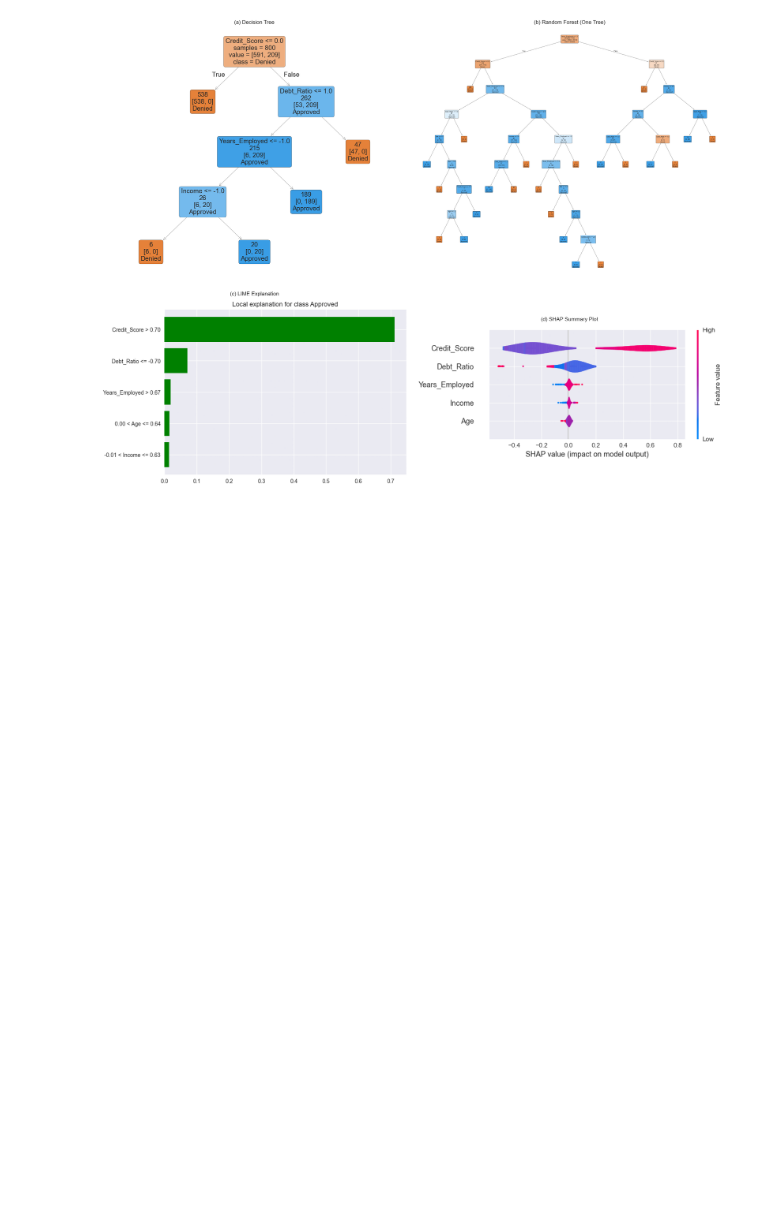
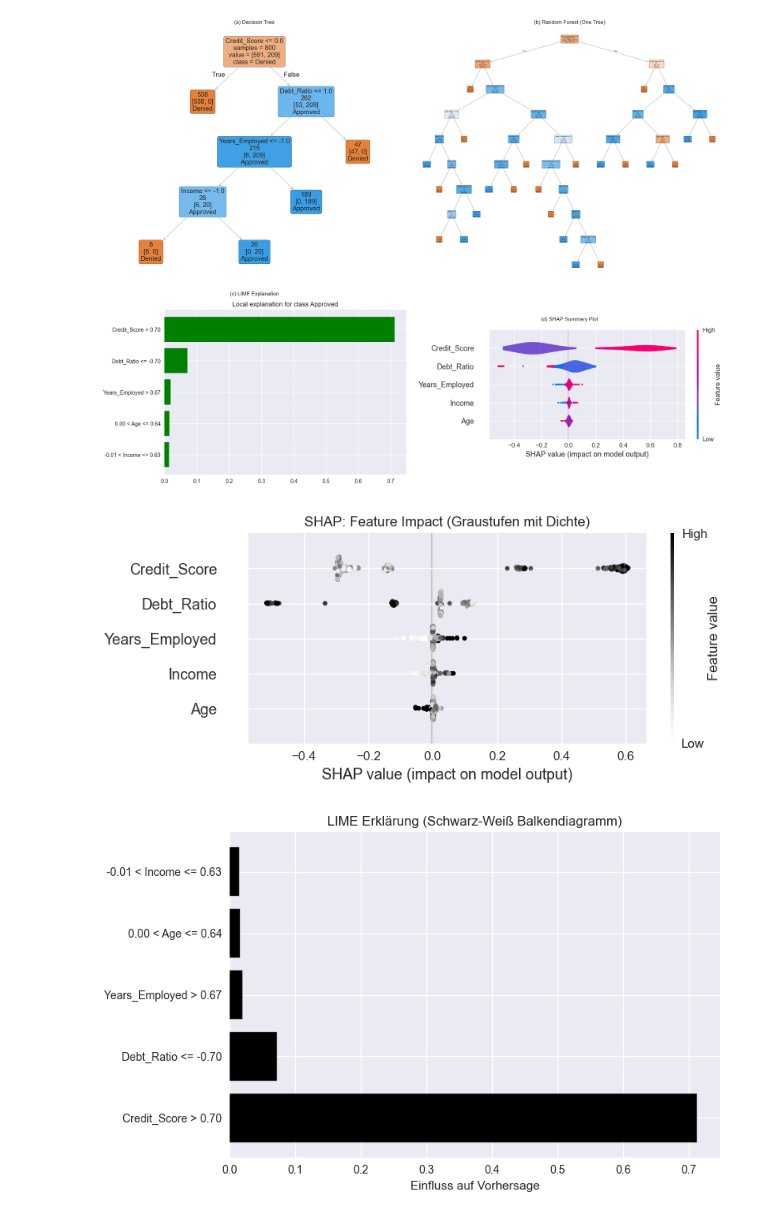
Before and after one commit to Prof-it/explain-ai, a Jupyter notebook: model_interpretability/model_explanations.ipynb, the cells around one changed output. Cells and saved outputs as stored; diff of their text form; code cells hidden in the pictures; blank space fills up the shorter version.

Commit message:
added the graphics for the book due to requirements for black and white printing

```diff
--- a/model_interpretability/model_explanations.ipynb
+++ b/model_interpretability/model_explanations.ipynb
@@ -360,3 +359,38 @@ plt.savefig("model_interpretability_grid.png", dpi=300, bbox_inches='tight')
 plt.show()
 # %% [output]
 [figure]
+# %%
+# Alternative: SHAP Summary Plot in Graustufen und mit Punktformen
+import matplotlib.pyplot as plt
+import matplotlib.colors as mcolors
+import numpy as np
+import shap
+
+# Graustufen-Mapping für SHAP
+shap_values_positive = shap_values[:, :, 1]
+feature_df = pd.DataFrame(X_test_scaled, columns=feature_names)
+
+# Erstelle Graustufen-Farbskala
+norm = plt.Normalize(feature_df['Credit_Score'].min(), feature_df['Credit_Score'].max())
+
+plt.figure(figsize=(12, 6))
+shap.summary_plot(shap_values_positive, feature_df, plot_type="dot", cmap='Greys', show=False)
+plt.title('SHAP: Feature Impact (Graustufen mit Dichte)')
+plt.tight_layout()
+plt.savefig("shap_greyscale.png", bbox_inches='tight')
+plt.show()
+
+# Alternative: LIME Explanation als Balkendiagramm in Schwarz-Weiß
+lime_exp = exp.as_list()
+features = [f[0] for f in lime_exp]
+values = [f[1] for f in lime_exp]
+plt.figure(figsize=(8, 5))
+plt.barh(features, values, color='black', edgecolor='gray')
+plt.xlabel('Einfluss auf Vorhersage')
+plt.title('LIME Erklärung (Schwarz-Weiß Balkendiagramm)')
+plt.tight_layout()
+plt.savefig("lime_bar_bw.png", bbox_inches='tight')
+plt.show()
+# %% [output]
+[figure, added]
+[figure, added]
```
Also changed, not shown: parts of 2 cells of this notebook, 14 other files.
